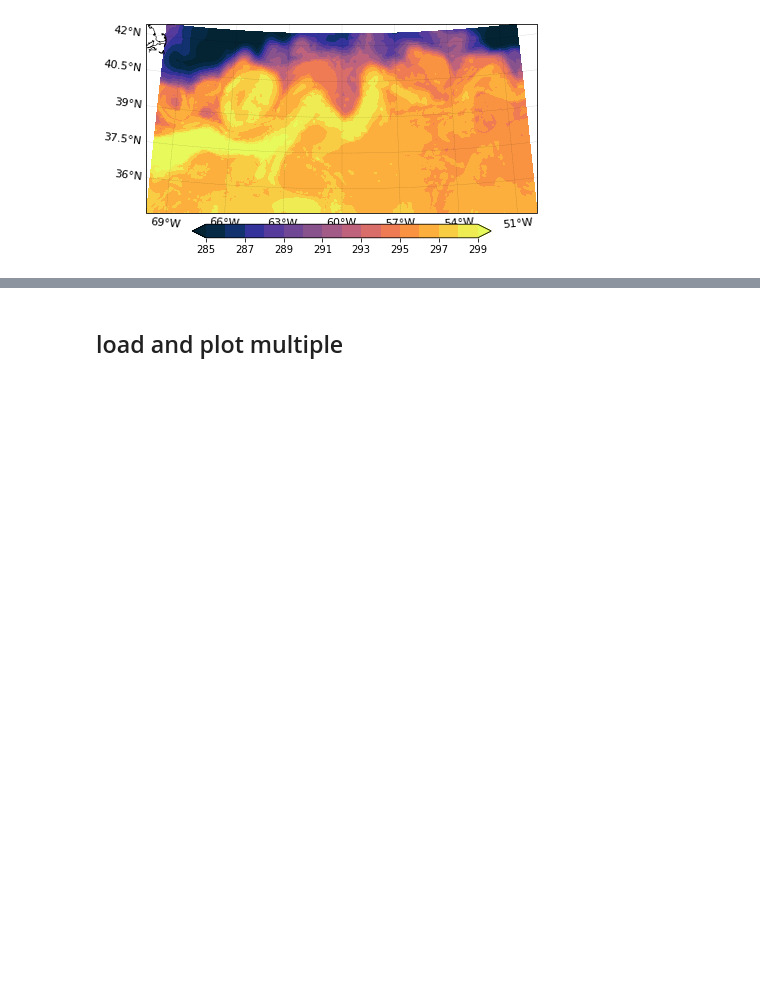
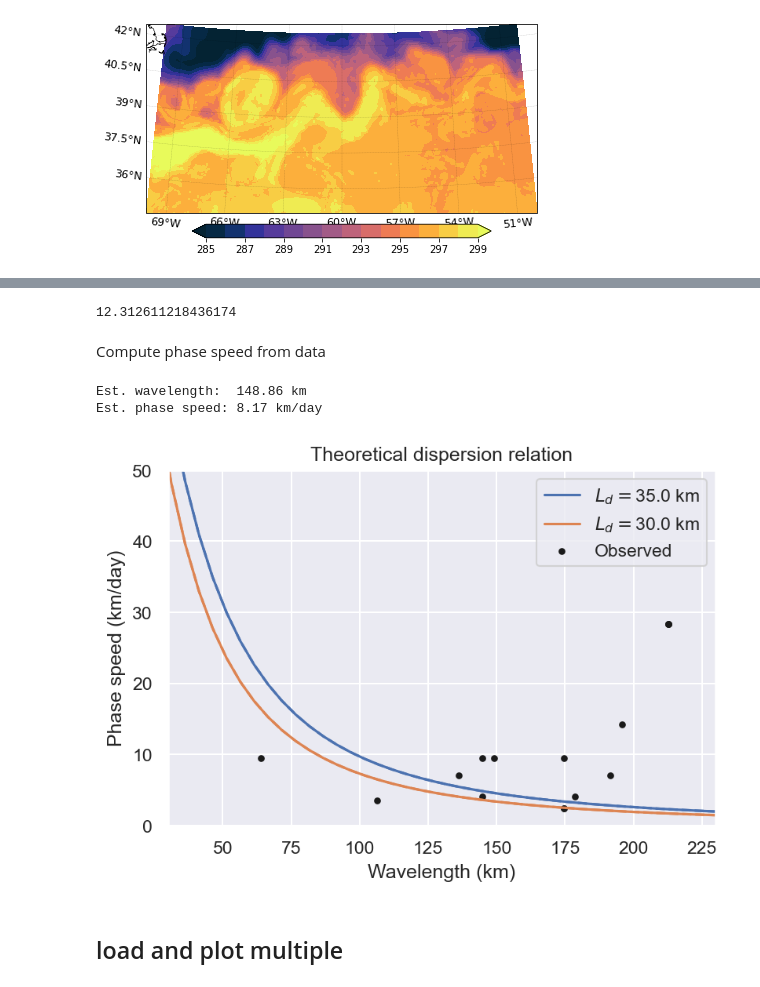
Before and after one commit to ktcarr/12.843, a Jupyter notebook: lab3/load_data.ipynb, the cells around one changed output, grey strips where cells are left out. Cells and saved outputs as stored; diff of their text form; code cells hidden in the pictures; blank space fills up the shorter version.

Commit message:
commit before changing dispersion curves

```diff
--- a/lab3/load_data.ipynb
+++ b/lab3/load_data.ipynb
@@ -90,3 +113,67 @@ plt.show()
+# %%
+U0 = 86.4
+L  = 30
+q0 = U0/L
+lam = 50
+sqrt = np.sqrt(lam**(-2) + L**(-2))
+U0 - q0/(sqrt)
+# %% [output]
+12.312611218436174
+# %% [markdown]
+Compute phase speed from data
+# %%
+def haversine_np(lon1, lat1, lon2, lat2):
+    """
+    Calculate the great circle distance between two points
+    on the earth (specified in decimal degrees)
+    """
+    lon1, lat1, lon2, lat2 = map(np.radians, [lon1, lat1, lon2, lat2])
+    dlon = lon2 - lon1
+    dlat = lat2 - lat1
+    a = np.sin(dlat/2.0)**2 + np.cos(lat1) * np.cos(lat2) * np.sin(dlon/2.0)**2
+    c = 2 * np.arcsin(np.sqrt(a))
+    km = 6367 * c
+    return km
+# %%
+lamda_est = haversine_np(-71,38,-69.3,38)
+dist  = haversine_np(-70.2,38,-66,38)
+ndays = 70-25
+print(f'Est. wavelength:  {lamda_est:.2f} km')
+print(f'Est. phase speed: {dist/ndays:.2f} km/day')
+# %% [output]
+Est. wavelength:  148.86 km
+Est. phase speed: 8.17 km/day
+# %%
+widths_lon = np.array([1.25, 2.3, 1.6, 1.7, 2.05, 2.1, 2.5, 1.75, 1.7,
+                       2.05, 2.25, 2.5, .75, 2.5, 2.05])
+slopes_lon_day = np.array([.0417,.1667,.0833,.1111,.0278,.0476,.3333,.1111,
+                           .0476,.0278,.0833,.3333,.1111,.3333,.1111])
+N = len(widths_lon)
+
+# convert to km and km/day
+widths = haversine_np(np.tile(-65,N), np.tile(40, N), -65+widths_lon,     np.tile(40,N))
+slopes = haversine_np(np.tile(-65,N), np.tile(40, N), -65+slopes_lon_day, np.tile(40,N))
+# %%
+import matplotlib as mpl
+mpl.rcParams['figure.dpi'] = 150
+colors = sns.color_palette()
+fig,ax = plt.subplots()
+for j,w in enumerate(GS_width.flatten()):
+    for i,L in enumerate(L_d.flatten()):
+        ls = '-' if j==0 else '--'
+        label = r'$L_d=$'+f'{L} km' if j==0 else None
+#         ax.plot(lamda.flatten(),c[:,i,j], label=label, c=colors[1*i], ls=ls)
+        ax.plot(lamda.flatten(),c2[:,i], label=label, c=colors[1*i], ls=ls)
+ax.scatter(widths, slopes, s=10, label='Observed', c='k')
+ax.set_xlabel('Wavelength (km)')
+ax.set_ylabel('Phase speed (km/day)')
+ax.legend()
+ax.set_title('Theoretical dispersion relation')
+ax.set_xlim([30,230])
+ax.set_ylim([0,50])
+plt.show()
+# %% [output]
+[figure, added]
 # %% [markdown]
 ## load and plot multiple
 # %%
```
Also changed, not shown: parts of 8 cells of this notebook.
